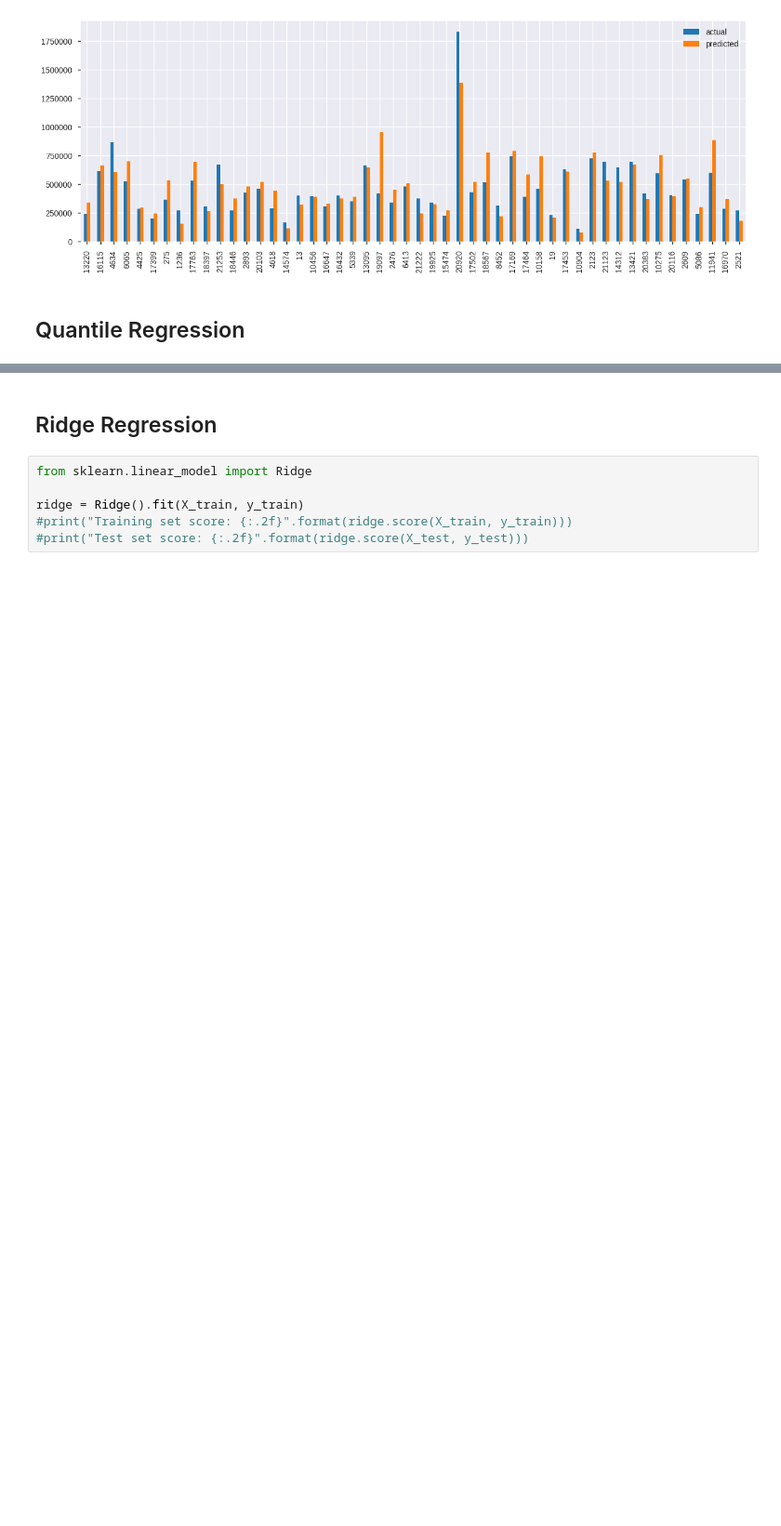
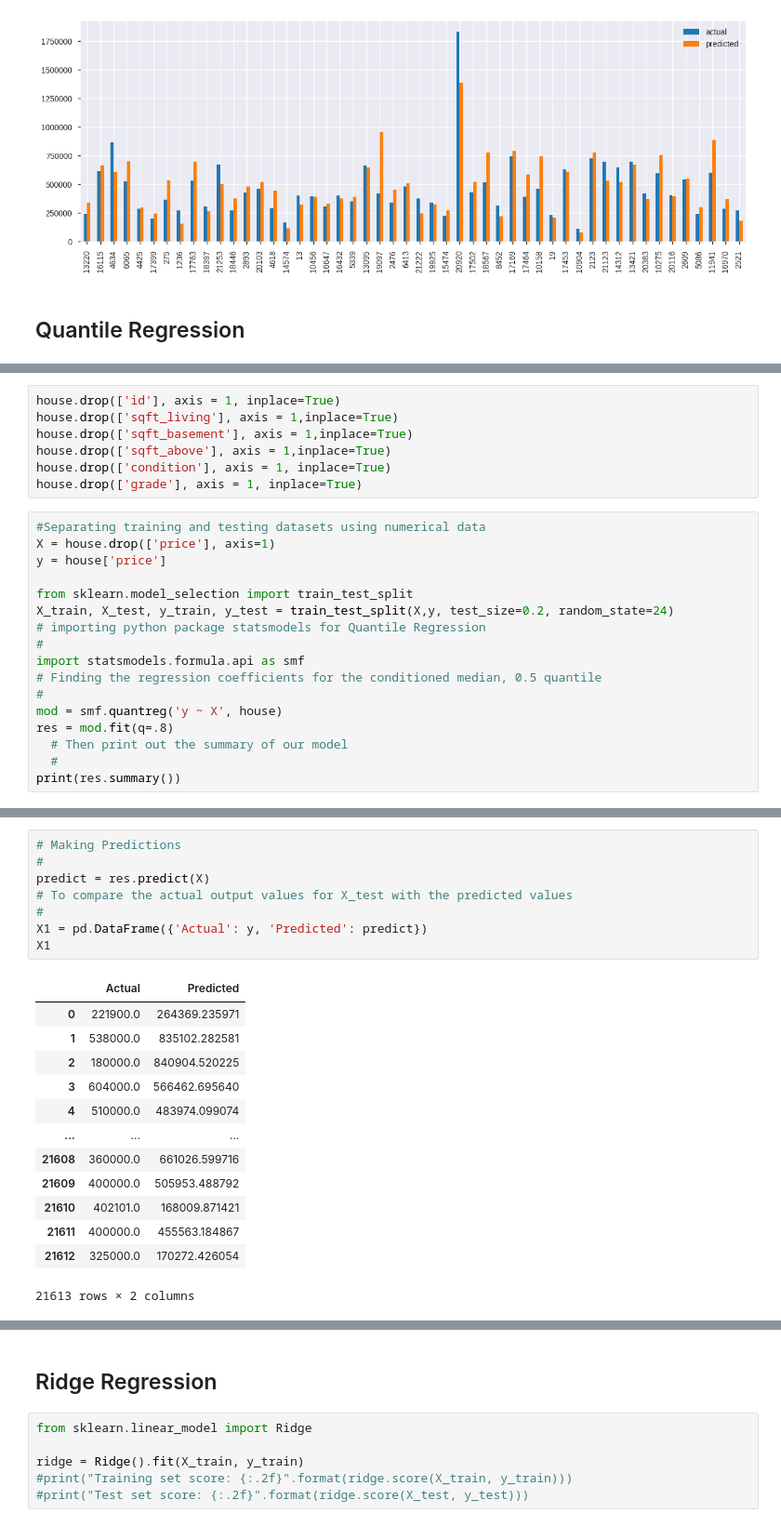
Before and after one commit to MelKanyi/House_Pricing_Prediction_Project, a Jupyter notebook: Moringa_Data_Science_Core_W7_Independent_Project_2020_Melissa_Kanyi_Python_notebook.ipynb, the cells around one changed output, grey strips where cells are left out. Shown at 93% size. Cells and saved outputs as stored; diff of their text form; blank space fills up the shorter version.

```diff
--- a/Moringa_Data_Science_Core_W7_Independent_Project_2020_Melissa_Kanyi_Python_notebook.ipynb
+++ b/Moringa_Data_Science_Core_W7_Independent_Project_2020_Melissa_Kanyi_Python_notebook.ipynb
@@ -634,0 +663,24 @@ plt.show()
+# %%
+house.drop(['id'], axis = 1, inplace=True)
+house.drop(['sqft_living'], axis = 1,inplace=True)
+house.drop(['sqft_basement'], axis = 1,inplace=True)
+house.drop(['sqft_above'], axis = 1,inplace=True)
+house.drop(['condition'], axis = 1, inplace=True)
+house.drop(['grade'], axis = 1, inplace=True)
+# %%
+#Separating training and testing datasets using numerical data
+X = house.drop(['price'], axis=1)
+y = house['price']
+
+from sklearn.model_selection import train_test_split
+X_train, X_test, y_train, y_test = train_test_split(X,y, test_size=0.2, random_state=24)
+# importing python package statsmodels for Quantile Regression
+#
+import statsmodels.formula.api as smf
+# Finding the regression coefficients for the conditioned median, 0.5 quantile
+#
+mod = smf.quantreg('y ~ X', house)
+res = mod.fit(q=.8)
+  # Then print out the summary of our model
+  #
+print(res.summary())
@@ -635,3 +705,25 @@ plt.show()
+# %%
+# Making Predictions
+#
+predict = res.predict(X)
+# To compare the actual output values for X_test with the predicted values
+#
+X1 = pd.DataFrame({'Actual': y, 'Predicted': predict})
+X1
+# %% [output]
+|  | Actual | Predicted |
+| 0 | 221900.0 | 264369.235971 |
+| 1 | 538000.0 | 835102.282581 |
+| 2 | 180000.0 | 840904.520225 |
+| 3 | 604000.0 | 566462.695640 |
+| 4 | 510000.0 | 483974.099074 |
+| ... | ... | ... |
+| 21608 | 360000.0 | 661026.599716 |
+| 21609 | 400000.0 | 505953.488792 |
+| 21610 | 402101.0 | 168009.871421 |
+| 21611 | 400000.0 | 455563.184867 |
+| 21612 | 325000.0 | 170272.426054 |
+21613 rows × 2 columns
 # %%
 # importing python package statsmodels for Quantile Regression
 #
```
Also changed, not shown: parts of 6 cells of this notebook.
